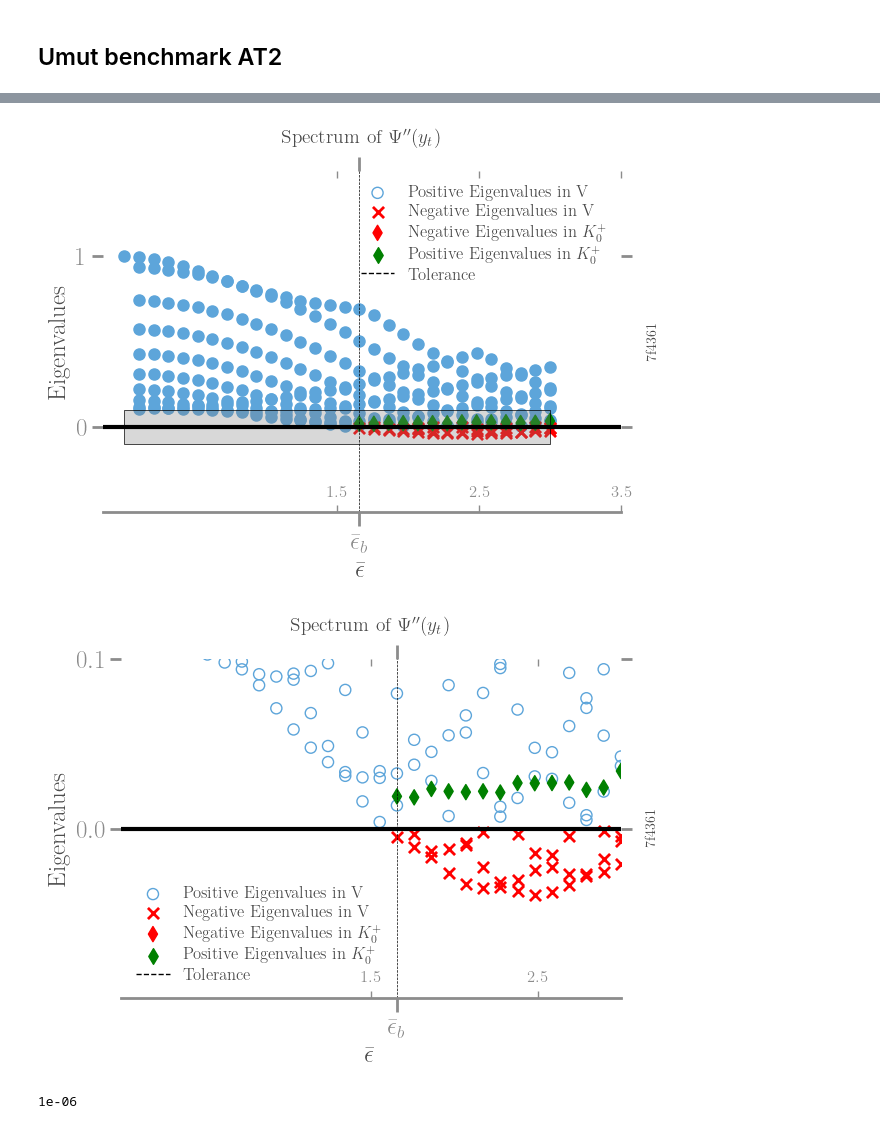
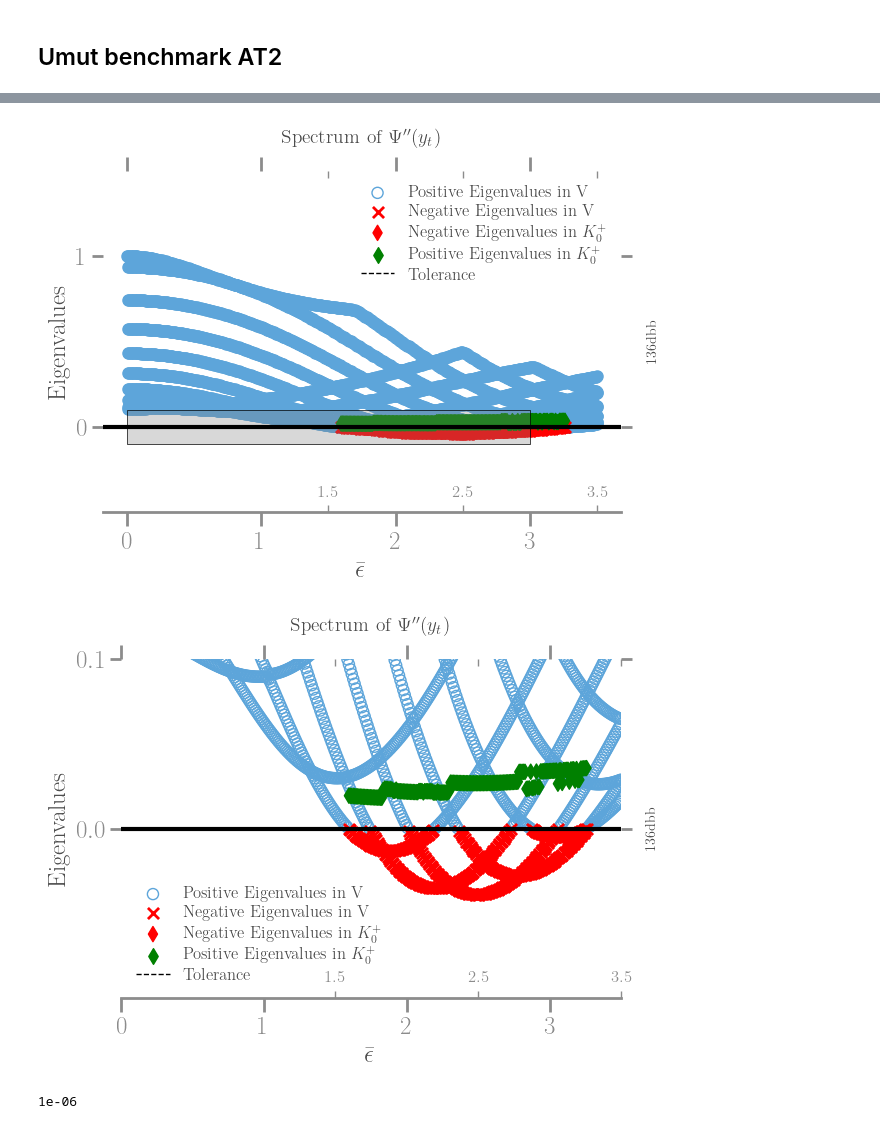
Before and after one commit to kumiori/irrevolutions, a Jupyter notebook: playground/nb/1d-fundamental-bar.ipynb, the cells around one changed output, grey strips where cells are left out. Drawn from its saved outputs; the diff is of its cells as text; code cells hidden in the pictures.

```diff
--- a/playground/nb/1d-fundamental-bar.ipynb
+++ b/playground/nb/1d-fundamental-bar.ipynb
@@ -1135,8 +1139,9 @@ fig.savefig('test_1d_stability-spa.png')
 # %%
 experiment = '../../playground/benchmark-umut-at2/output/thinfilm-1d/MPI-1/7f4361'
+experiment = '../../playground/benchmark-umut-at2/output/thinfilm-1d/MPI-1/136dbb'
 params, data, signature = pp.load_data(experiment)
 ax = pp.plot_operator_spectrum(data, params)
-plt.axvline(fields_data["time_steps"][16], c='k', ls='--', lw=.5)
+# plt.axvline(fields_data["time_steps"][16], c='k', ls='--', lw=.5)
 
 visuals.setspines0()
 # %% [output]
@@ -1158,11 +1163,10 @@ ax.text(1.05, 0.5, signature[0:6], rotation=90, verticalalignment='center',
 
 ax.get_figure().tight_layout()
 visuals.setspines0()
-plt.axvline(fields_data["time_steps"][16], c='k', ls='--', lw=.5)
+# plt.axvline(fields_data["time_steps"][16], c='k', ls='--', lw=.5)
 ax.set_xlabel('$\\bar \\epsilon$')
 
-ax.set_xticks([fields_data["time_steps"][16]],
-              ['$\\bar \\epsilon_b$'])
+# ax.set_xticks([fields_data["time_steps"][16]], ['$\\bar \\epsilon_b$'])
 
 # ax.set_xticks([point[0] for point in points_list],
 #                [*[f'$\\bar \\epsilon_{i}$' for i in range(1, len(points_list)+1)]])
@@ -1185,7 +1189,7 @@ plt.savefig(f"../../playground/benchmark-umut-at2/output/thinfilm-1d/spectra-{si
 plt.savefig(f"/Users/kumiori3/Documents/WIP/Nature/paper_UMUT/images/spectra-{signature}.pdf",
             bbox_inches='tight')
 # %% [output]
-[figure, old version]
+[figure, new version]
 # %%
 ax_zoom = pp.plot_operator_spectrum(data, params)
 ax_zoom.set_xlim(0, 3)
@@ -1195,38 +1199,37 @@ ax_zoom.set_xticks(range(4))
 ax_zoom.set_title(f"Spectrum of $\Psi''(y_t)$", fontsize=14, pad=20)
 
 ax_zoom.set_xlabel('$\\bar \\epsilon$')
 # ax_zoom.text(1.05, 0.5, signature, rotation=90, verticalalignment='center',
 #              transform=ax.transAxes, fontdict={'family': 'monospace'}, fontname='monospace')
 
 # ax_zoom.legend()
 ax_zoom.text(1.05, 0.5, signature[0:6], rotation=90,
              verticalalignment='center',
              transform=ax_zoom.transAxes, fontdict={'family': 'monospace'},
              fontname='monospace')
 
 # ax_zoom.get_figure().tight_layout()
 visuals.setspines0()
-plt.axvline(fields_data["time_steps"][16], c='k', ls='--', lw=.5)
+# plt.axvline(fields_data["time_steps"][16], c='k', ls='--', lw=.5)
 ax_zoom.set_xlabel('$\\bar \\epsilon$')
 ax_zoom.grid(False)
 
-ax_zoom.set_xticks([fields_data["time_steps"][16]],
-              ['$\\bar \\epsilon_b$'])
+# ax_zoom.set_xticks([fields_data["time_steps"][16]], ['$\\bar \\epsilon_b$'])
 
 ax_zoom.tick_params(axis='x', which='major', direction='out', length=10, width=2)
 
-ax_zoom.set_xticks(np.arange(1.5, 3.5), np.arange(1.5,  3.5),  minor=True)
+ax_zoom.set_xticks(np.arange(1.5, 4.5), np.arange(1.5,  4.5),  minor=True)
 ax_zoom.tick_params(axis='x', which='minor', direction='in', length=5, width=1, pad=-20, labelsize=12)
 
 
 plt.tight_layout()
 plt.savefig(f"../../playground/benchmark-umut-at2/output/thinfilm-1d/spectra-zoom-{signature}.pdf",
             bbox_inches='tight')
 
 plt.savefig(f"/Users/kumiori3/Documents/WIP/Nature/paper_UMUT/images/spectra-zoom-{signature}.pdf",
             bbox_inches='tight')
 # %% [output]
-[figure, old version]
+[figure, new version]
 # %%
 params["stability"]["cone"]["cone_rtol"]
 # %% [output]
```
Also changed, not shown: parts of 3 cells of this notebook.
